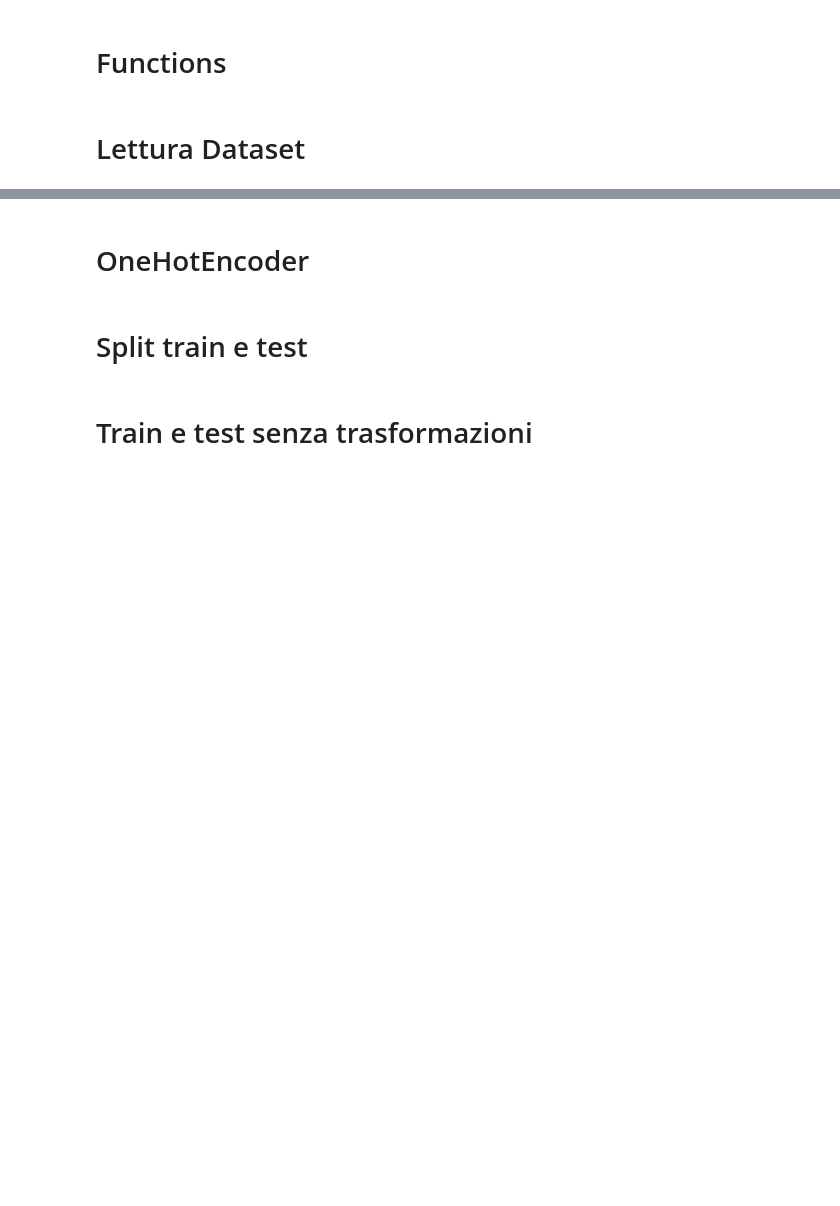
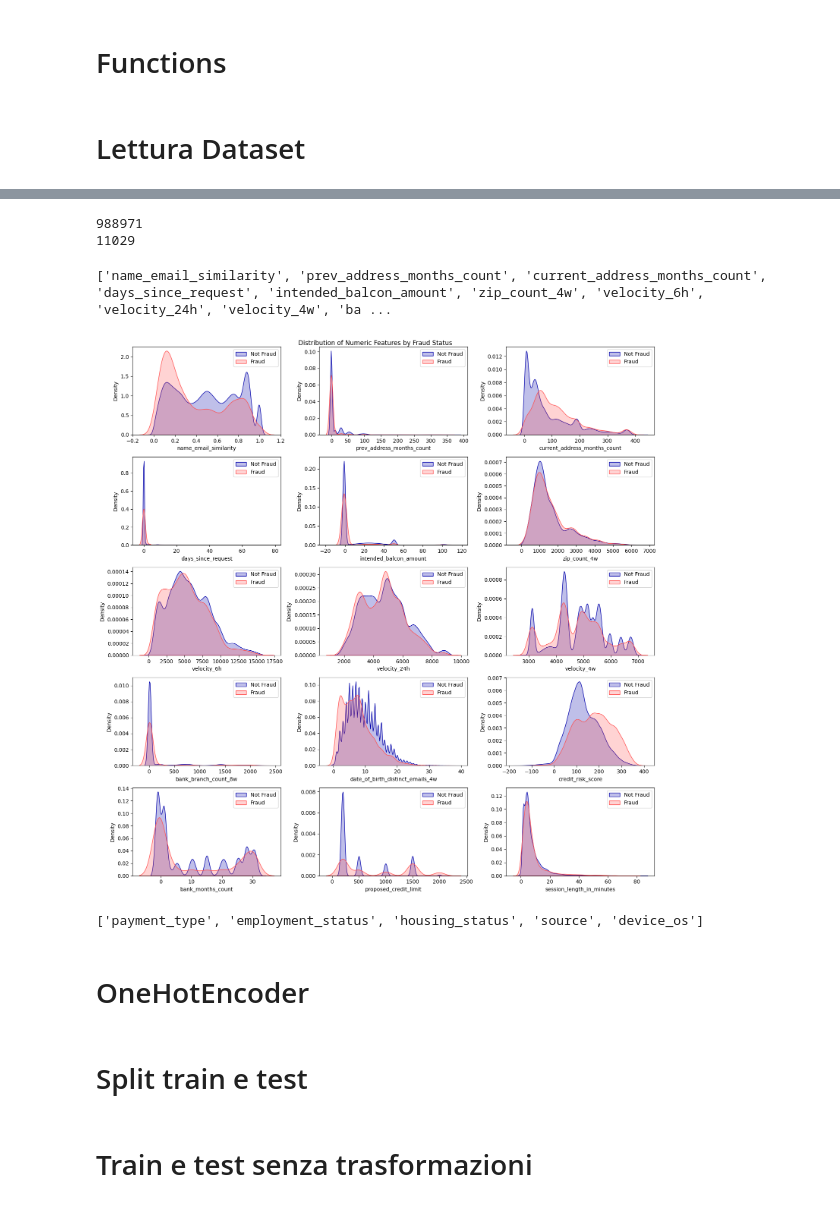
Before and after one commit to AndreaCerretti/bank_account_fraud, a Jupyter notebook: bank_account_fraud.ipynb, the cells around one changed output, grey strips where cells are left out. Drawn from its saved outputs; the diff is of its cells as text; code cells hidden in the pictures; blank space fills up the shorter version.

```diff
--- a/bank_account_fraud.ipynb
+++ b/bank_account_fraud.ipynb
@@ -135,3 +197,41 @@ df = pd.read_csv("Base.csv")
+# %%
+print(df[(df['fraud_bool'] == 0)].shape[0])
+print(df[(df['fraud_bool'] == 1)].shape[0])
+# %% [output]
+988971
+11029
+# %%
+numeric_features = [x for x in df.columns if df[x].nunique() >= 10]
+
+print(numeric_features)
+# %% [output]
+['name_email_similarity', 'prev_address_months_count', 'current_address_months_count', 'days_since_request', 'intended_balcon_amount', 'zip_count_4w', 'velocity_6h', 'velocity_24h', 'velocity_4w', 'ba ...
+# %%
+# Create a grid of subplots
+fig, axes = plt.subplots(nrows=5, ncols=3, figsize=(15, 15))
+
+# Add a title to the figure
+fig.suptitle('Distribution of Numeric Features by Fraud Status')
+
+# Loop through the numeric features and plot a kernel density plot for each feature
+for i, feature in enumerate(numeric_features):
+    ax = axes[i // 3][i % 3]
+    sns.kdeplot(data=df[df['fraud_bool'] == 0][feature], fill=True, ax=ax, label='Not Fraud')
+    sns.kdeplot(data=df[df['fraud_bool'] == 1][feature], fill=True, ax=ax, label='Fraud')
+    ax.set_xlabel(feature)
+    ax.legend()
+
+# Adjust the layout and display the plot
+plt.tight_layout()
+plt.show()
+# %% [output]
+[figure, added]
+# %%
+categorical_features = [x for x in df.columns if df[x].dtypes == "O"]
+
+print(categorical_features)
+# %% [output]
+['payment_type', 'employment_status', 'housing_status', 'source', 'device_os']
 # %% [markdown]
 # OneHotEncoder
 # %%
```
Also changed, not shown: parts of 24 cells of this notebook, 1 other file.
